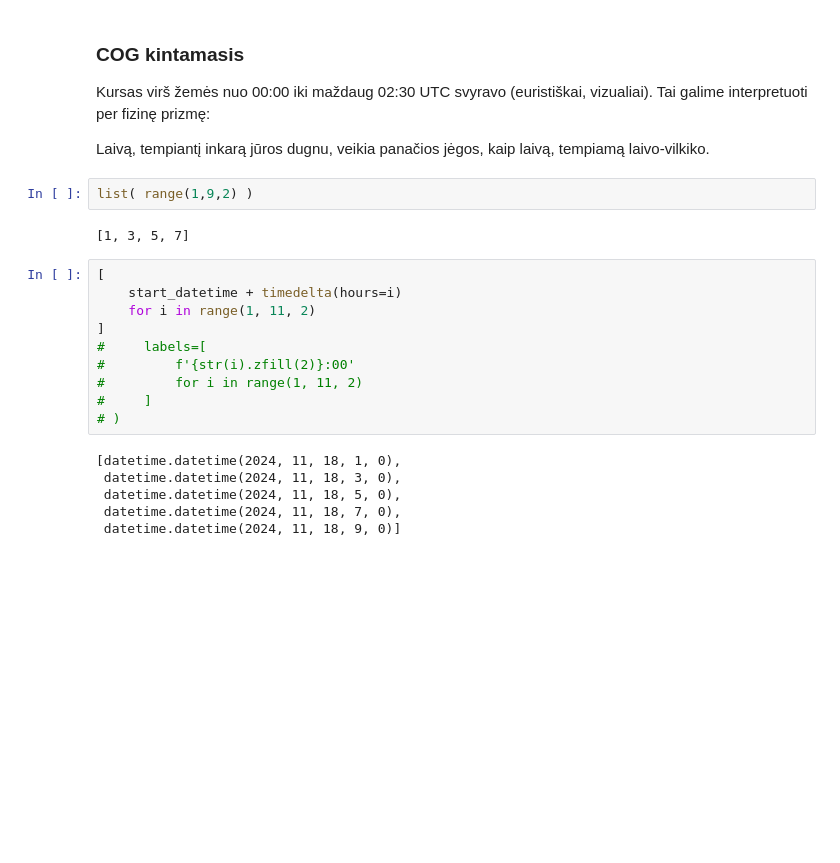
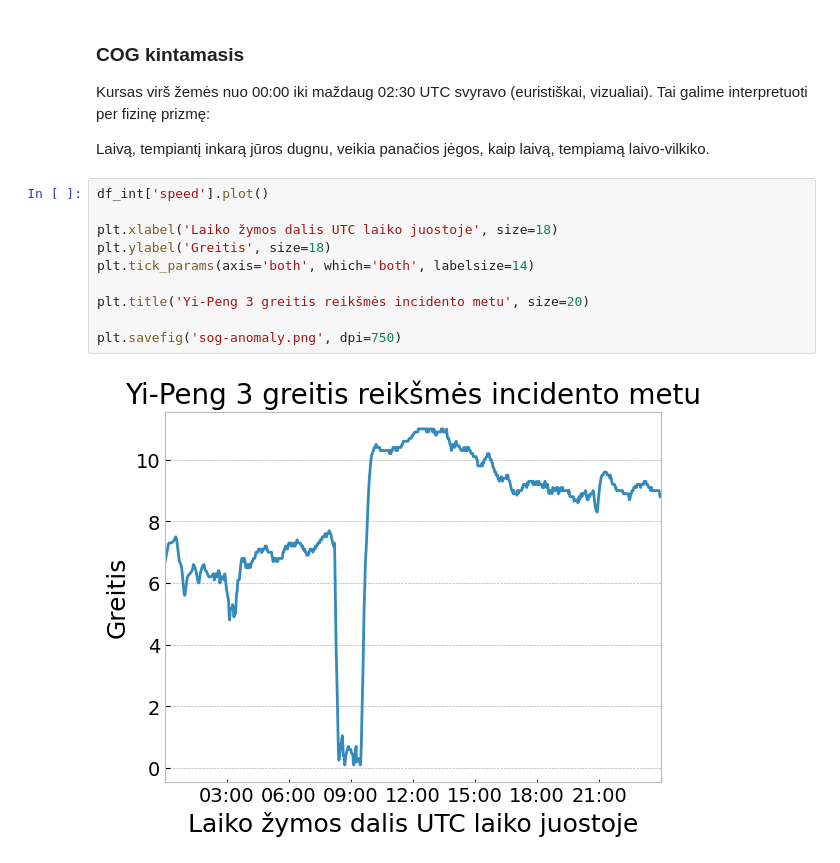
Before and after one commit to lukasjanusauskas/lukas-jan-kursinis-projektas, a Jupyter notebook: notebooks/pradine-atvejo-analize.ipynb, the cells around one changed output. Saved outputs shown, nothing was run; the diff lists cells and outputs as text; blank space fills up the shorter version.

```diff
--- a/notebooks/pradine-atvejo-analize.ipynb
+++ b/notebooks/pradine-atvejo-analize.ipynb
@@ -43,24 +47,16 @@ Kursas virš žemės nuo 00:00 iki maždaug 02:30 UTC svyravo (euristiškai, viz
 Tai galime interpretuoti per fizinę prizmę:
 
 Laivą, tempiantį inkarą jūros dugnu, veikia panačios jėgos, kaip laivą, tempiamą laivo-vilkiko.
-# %%
-list( range(1,9,2) )
-# %% [output]
-[1, 3, 5, 7]
-# %%
-[
-    start_datetime + timedelta(hours=i)
-    for i in range(1, 11, 2)
-]
-#     labels=[
-#         f'{str(i).zfill(2)}:00'
-#         for i in range(1, 11, 2)
-#     ]
-# )
-# %% [output]
-[datetime.datetime(2024, 11, 18, 1, 0),
- datetime.datetime(2024, 11, 18, 3, 0),
- datetime.datetime(2024, 11, 18, 5, 0),
- datetime.datetime(2024, 11, 18, 7, 0),
- datetime.datetime(2024, 11, 18, 9, 0)]
+# %%
+df_int['speed'].plot()
+
+plt.xlabel('Laiko žymos dalis UTC laiko juostoje', size=18)
+plt.ylabel('Greitis', size=18)
+plt.tick_params(axis='both', which='both', labelsize=14)
+
+plt.title('Yi-Peng 3 greitis reikšmės incidento metu', size=20)
+
+plt.savefig('sog-anomaly.png', dpi=750)
+# %% [output]
+[figure, added]
 # %%
```
Also changed, not shown: parts of 22 cells of this notebook, 23 other files.
